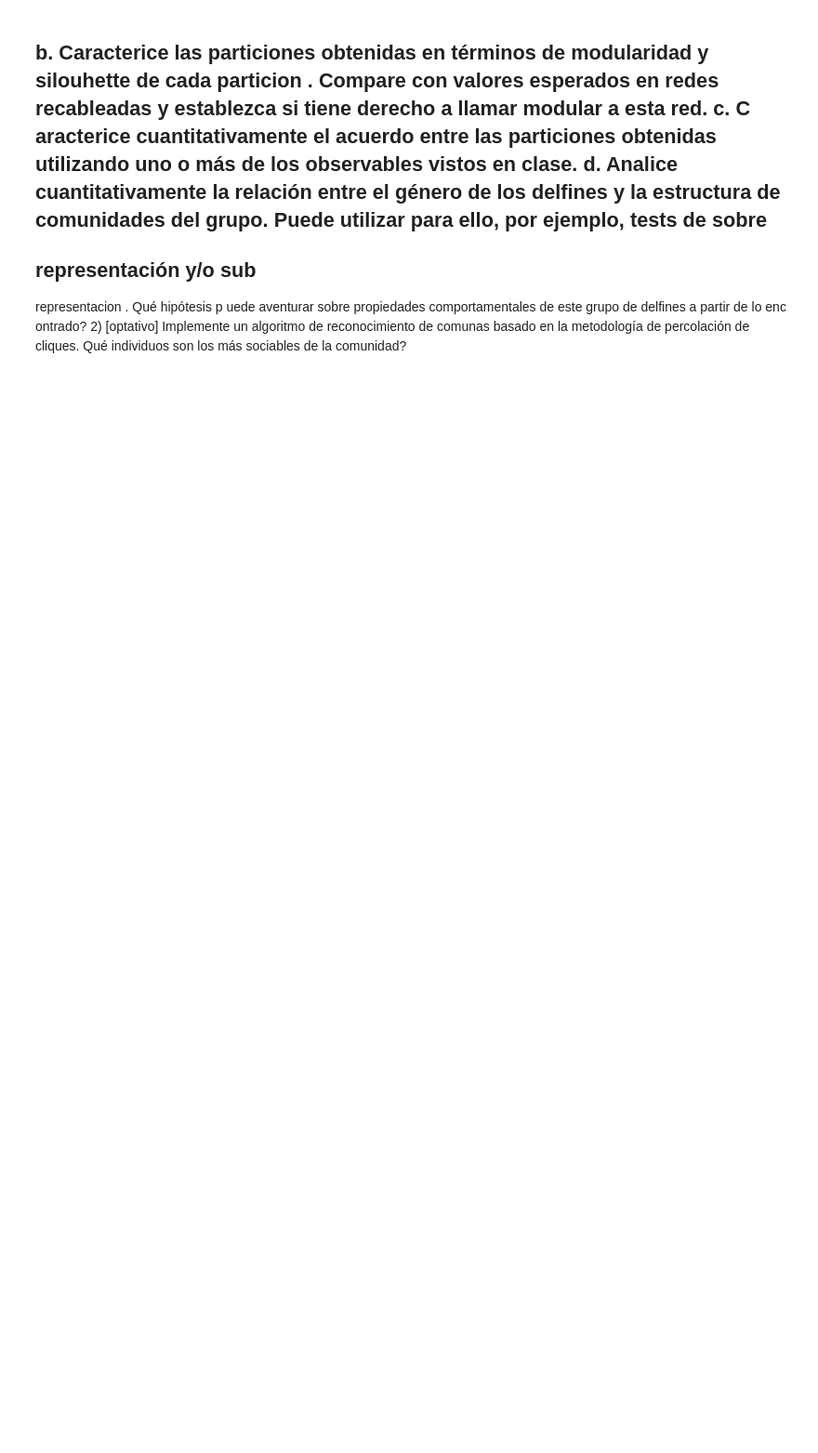
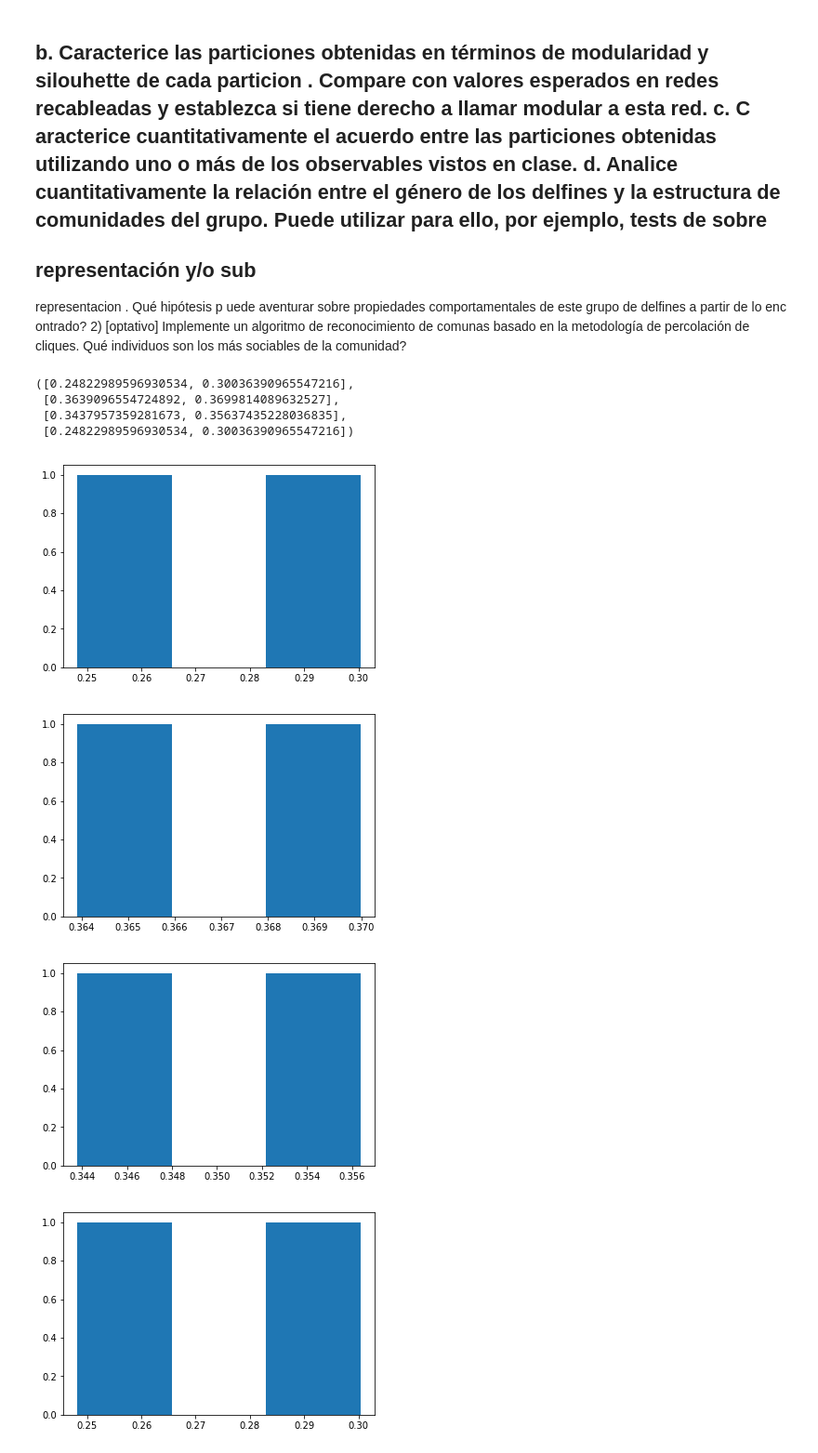
Before and after one commit to vms10/TPC3, a Jupyter notebook: tp3.ipynb, the cells around one changed output. Shown at 93% size. Drawn from its saved outputs; the diff is of its cells as text; code cells hidden in the pictures; blank space fills up the shorter version.

Commit message:
no logro que ande infomap, pero el resto está joya, si alguna de ustedes (SOLCITO) les anda el igraph, está para dejarlo iterando varias veces y generarnos el txt para laburar con los histogramas

```diff
--- a/tp3.ipynb
+++ b/tp3.ipynb
@@ -646,0 +719,23 @@ más sociables de la comunidad?
+# %%
+def creartxt(lista1,lista2,lista3,lista4,NombreArchivo):         ##Lo único que hay que decirle es las dos listas a guardar. Se podrían guardar más, pero hace falta agregar un par de cosas
+    with open(NombreArchivo,'w') as f:             ##Nombre de archivo hay que ponerlo entre comillas y punto txt. Es el nombre que queremos que tenga el archivo
+        a=0
+        for item in lista1:
+            f.write("{}\t{}\t{}\t{}\n".format(item,lista2[a],lista3[a],lista4[a]))
+            a+=1
+
+#LECTURA Para trabajar con los archivos txt de la carpeta DemoliendoRedes
+def leetxt(NombreArchivo):    ##Le ponés entre comillas y .txt el nombre del archivo y lo lee
+    lectura1=[]               ##la función devuelve dos listas. la primera es la lista1 de arriba, la segunda la lista2
+    lectura2=[]               ##Para aplicarla es poner f=leetxt("NombreArchivo.txt")
+    lectura3=[]
+    lectura4=[]
+    with open(NombreArchivo, 'r') as f: ## f[0] va a ser lista1
+        contenido= f.readlines()        ## f[1] va a ser lista2
+        for x in contenido:             ## Al igual que la de arriba se puede extender fácil a más de dos listas
+            row = x.split()
+            lectura1.append(float(row[0]))
+            lectura2.append(float(row[1]))
+            lectura3.append(float(row[2]))
+            lectura4.append(float(row[3]))
+    return lectura1, lectura2, lectura3, lectura4
@@ -646,0 +748,27 @@ más sociables de la comunidad?
+# %%
+H=leetxt("Modularidades.txt")
+# %% [output]
+([0.24822989596930534, 0.30036390965547216],
+ [0.3639096554724892, 0.3699814089632527],
+ [0.3437957359281673, 0.35637435228036835],
+ [0.24822989596930534, 0.30036390965547216])
+# %%
+#graficamo las modularidades
+b=100
+#edge_betweenness
+plt.hist(H[0],bins=b)
+plt.show()
+#louvain
+plt.hist(H[1],bins=b)
+plt.show()
+#fastgreedy
+plt.hist(H[2],bins=b)
+plt.show()
+#infomap
+plt.hist(H[3],bins=b)
+plt.show()
+# %% [output]
+[figure, added]
+[figure, added]
+[figure, added]
+[figure, added]
```
Also changed, not shown: parts of 7 cells of this notebook.
